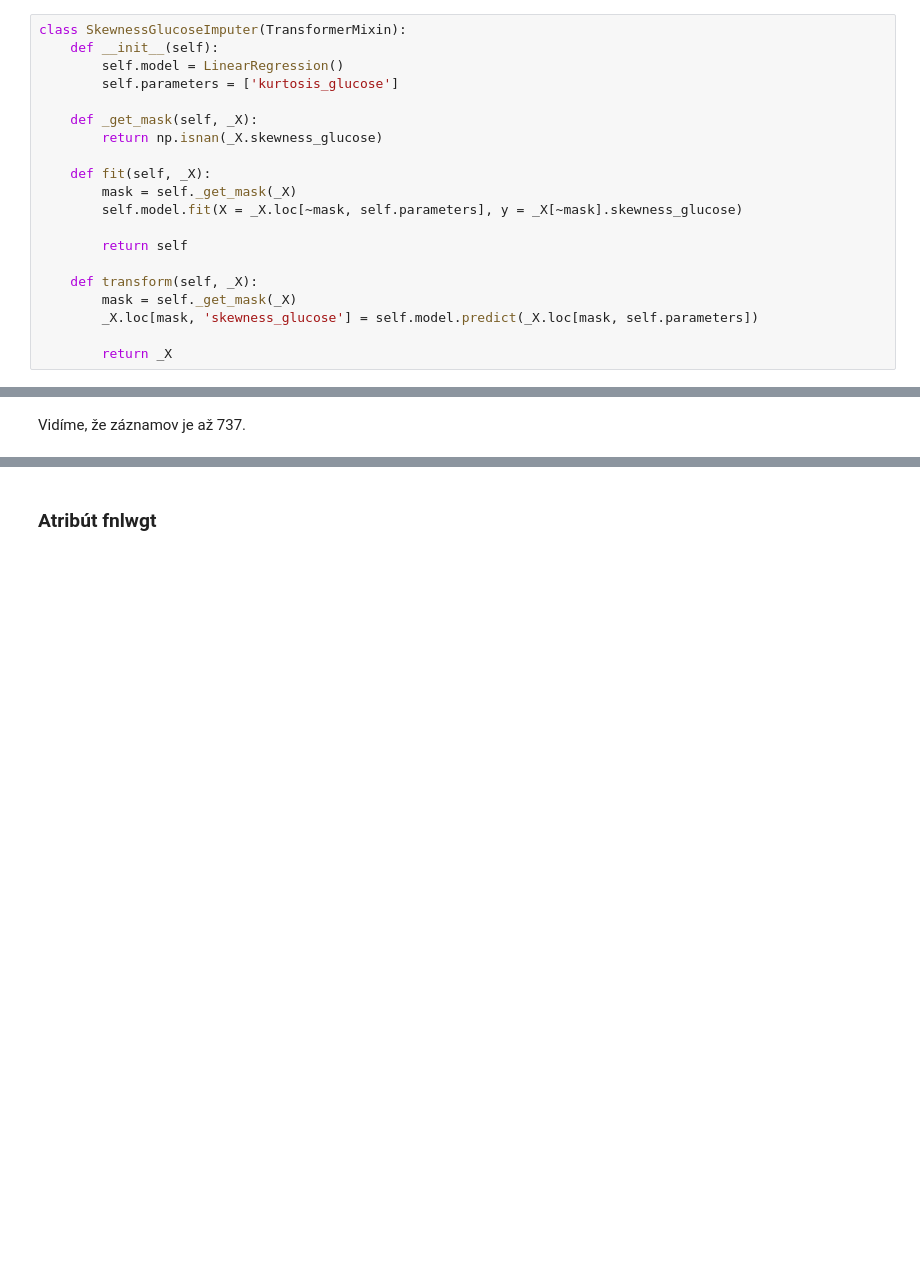
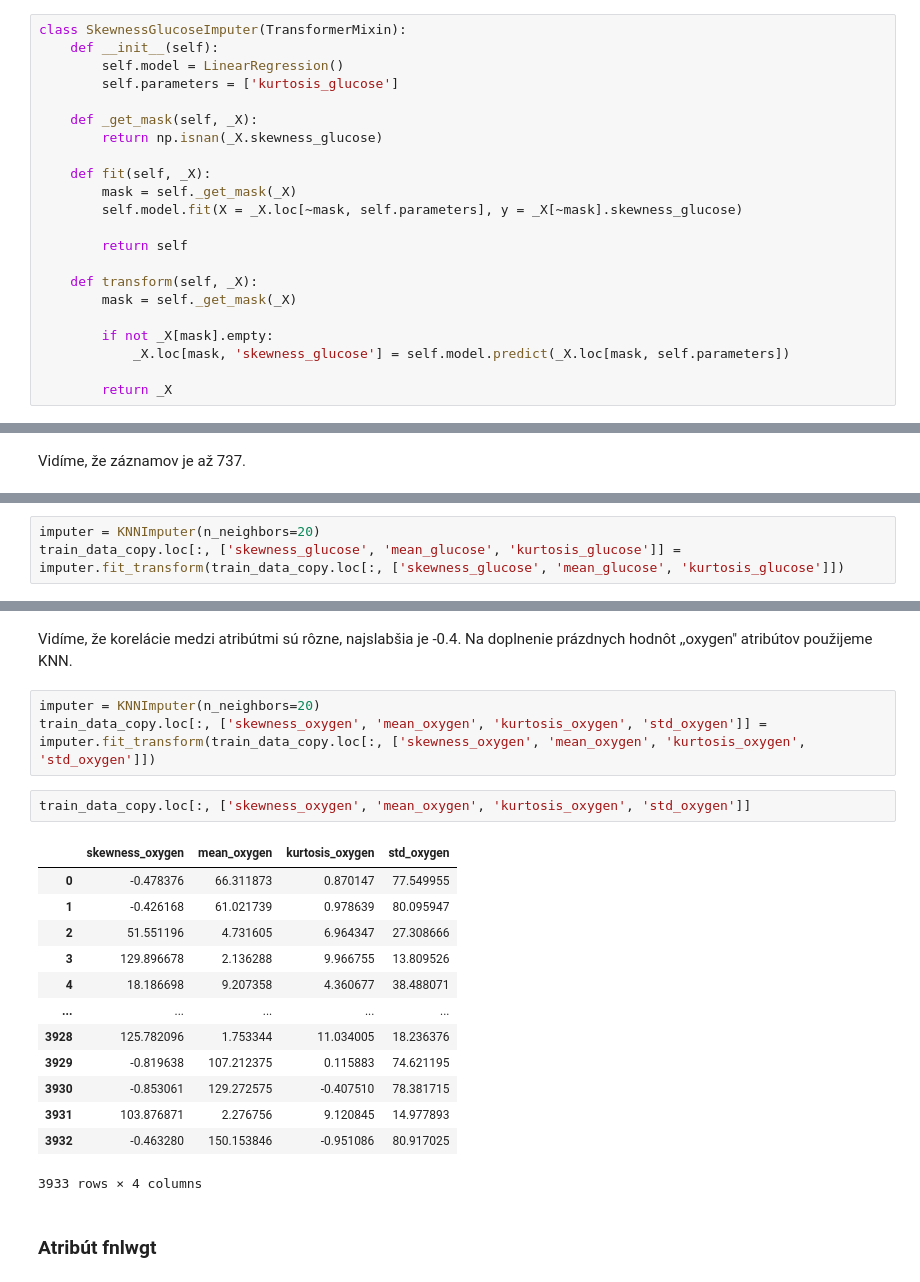
Before and after one commit to martinbudinsky3/diabetes-prediction, a Jupyter notebook: Budinsky_Balekova_Predspracovanie.ipynb, the cells around one changed output, grey strips where cells are left out. Saved outputs shown, nothing was run; the diff lists cells and outputs as text; blank space fills up the shorter version.

```diff
--- a/Budinsky_Balekova_Predspracovanie.ipynb
+++ b/Budinsky_Balekova_Predspracovanie.ipynb
@@ -1170,7 +1166,9 @@ class SkewnessGlucoseImputer(TransformerMixin):
 
     def transform(self, _X):
         mask = self._get_mask(_X)
-        _X.loc[mask, 'skewness_glucose'] = self.model.predict(_X.loc[mask, self.parameters])
+
+        if not _X[mask].empty:
+            _X.loc[mask, 'skewness_glucose'] = self.model.predict(_X.loc[mask, self.parameters])
 
         return _X
 # %%
@@ -1229,0 +1228,3 @@ Vidíme, že atribút "mean_glucose" je v podstatnej miere závislý na atribút
+# %%
+imputer = KNNImputer(n_neighbors=20)
+train_data_copy.loc[:, ['skewness_glucose', 'mean_glucose', 'kurtosis_glucose']] = imputer.fit_transform(train_data_copy.loc[:, ['skewness_glucose', 'mean_glucose', 'kurtosis_glucose']])
@@ -1230,3 +1254,24 @@ Vidíme, že atribút "mean_glucose" je v podstatnej miere závislý na atribút
+# %% [markdown]
+Vidíme, že korelácie medzi atribútmi sú rôzne, najslabšia je -0.4. Na doplnenie prázdnych hodnôt ,,oxygen" atribútov použijeme KNN.
+# %%
+imputer = KNNImputer(n_neighbors=20)
+train_data_copy.loc[:, ['skewness_oxygen', 'mean_oxygen', 'kurtosis_oxygen', 'std_oxygen']] = imputer.fit_transform(train_data_copy.loc[:, ['skewness_oxygen', 'mean_oxygen', 'kurtosis_oxygen', 'std_oxygen']])
+# %%
+train_data_copy.loc[:, ['skewness_oxygen', 'mean_oxygen', 'kurtosis_oxygen', 'std_oxygen']]
+# %% [output]
+|  | skewness_oxygen | mean_oxygen | kurtosis_oxygen | std_oxygen |
+| 0 | -0.478376 | 66.311873 | 0.870147 | 77.549955 |
+| 1 | -0.426168 | 61.021739 | 0.978639 | 80.095947 |
+| 2 | 51.551196 | 4.731605 | 6.964347 | 27.308666 |
+| 3 | 129.896678 | 2.136288 | 9.966755 | 13.809526 |
+| 4 | 18.186698 | 9.207358 | 4.360677 | 38.488071 |
+| ... | ... | ... | ... | ... |
+| 3928 | 125.782096 | 1.753344 | 11.034005 | 18.236376 |
+| 3929 | -0.819638 | 107.212375 | 0.115883 | 74.621195 |
+| 3930 | -0.853061 | 129.272575 | -0.407510 | 78.381715 |
+| 3931 | 103.876871 | 2.276756 | 9.120845 | 14.977893 |
+| 3932 | -0.463280 | 150.153846 | -0.951086 | 80.917025 |
+3933 rows × 4 columns
 # %% [markdown]
 ### Atribút fnlwgt
 # %% [markdown]
```
Also changed, not shown: parts of 22 cells of this notebook.
